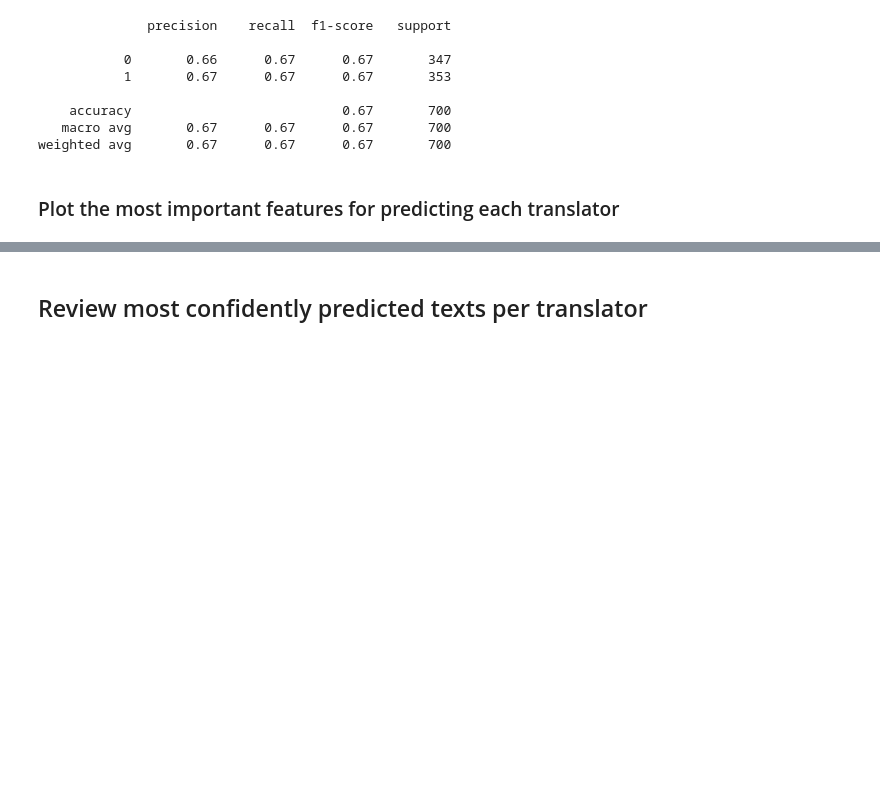
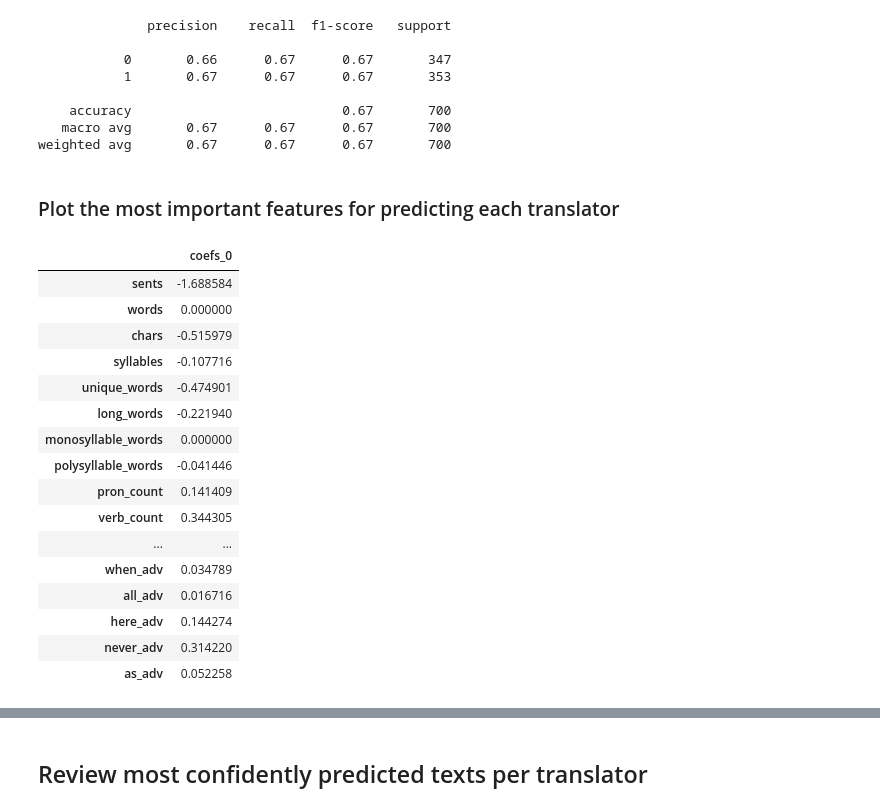
Before and after one commit to steven-mcdonald/murakami_translators, a Jupyter notebook: notebooks/09c_lreg_same_text_check-v01.ipynb, the cells around one changed output, grey strips where cells are left out. Cells and saved outputs as stored; diff of their text form; code cells hidden in the pictures; blank space fills up the shorter version.

```diff
--- a/notebooks/09c_lreg_same_text_check-v01.ipynb
+++ b/notebooks/09c_lreg_same_text_check-v01.ipynb
@@ -637,6 +637,26 @@ df_2_coef.columns = [col.replace('_norm', '') for col in df_2_coef.columns ]
 df_2_coef.columns = [col[2:] if col[:2] == 'n_' else col for col in df_2_coef.columns ]
 # transpose to have columns as indices
 df_2_coef = df_2_coef.T
+# %%
+df_2_coef
+# %% [output]
+|  | coefs_0 |
+| sents | -1.688584 |
+| words | 0.000000 |
+| chars | -0.515979 |
+| syllables | -0.107716 |
+| unique_words | -0.474901 |
+| long_words | -0.221940 |
+| monosyllable_words | 0.000000 |
+| polysyllable_words | -0.041446 |
+| pron_count | 0.141409 |
+| verb_count | 0.344305 |
+| ... | ... |
+| when_adv | 0.034789 |
+| all_adv | 0.016716 |
+| here_adv | 0.144274 |
+| never_adv | 0.314220 |
+| as_adv | 0.052258 |
 # %%
 plt.style.use('ggplot')
 
```
Also changed, not shown: parts of 2 cells of this notebook, 5 other files.
